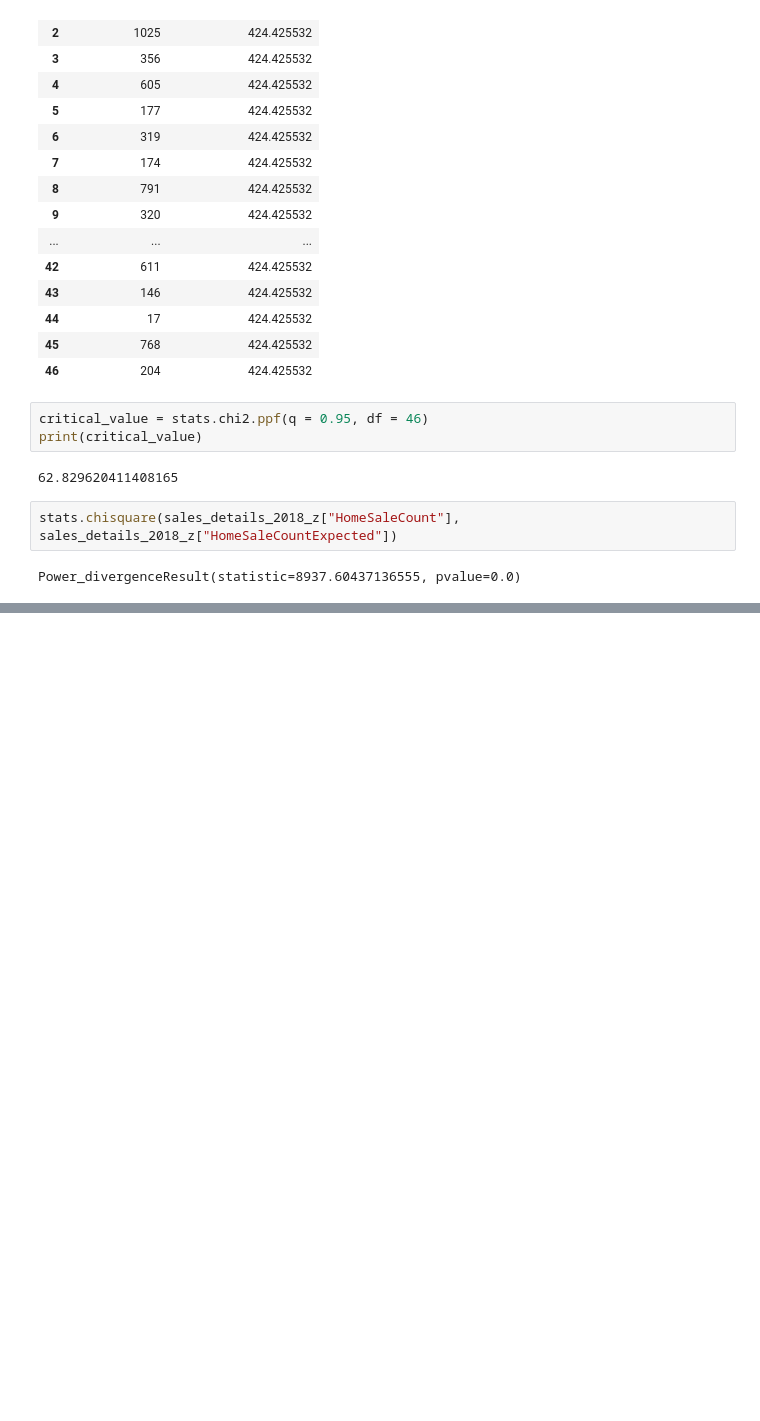
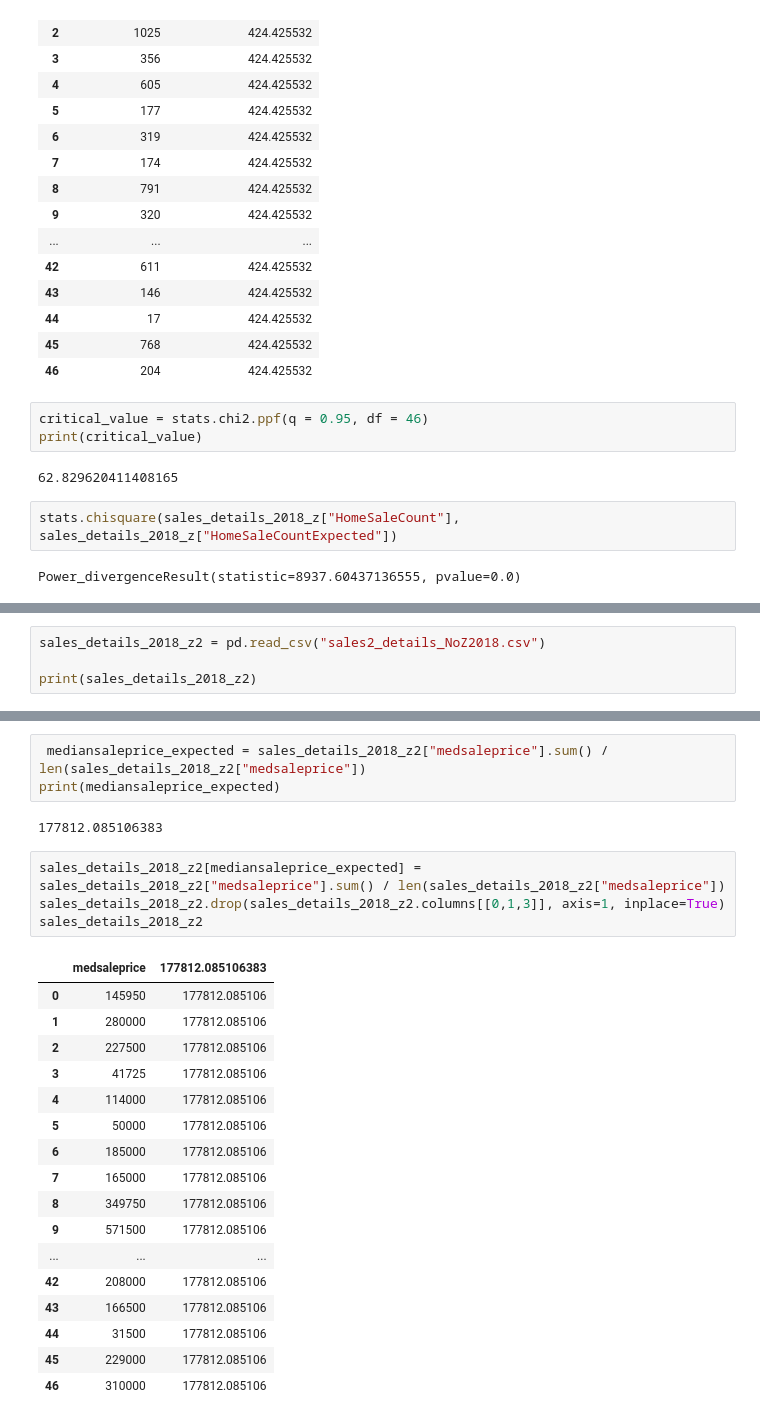
Before and after one commit to turtle3k/team-project, a Jupyter notebook: Data/Statistics.ipynb, the cells around one changed output, grey strips where cells are left out. Drawn from its saved outputs; the diff is of its cells as text; blank space fills up the shorter version.

```diff
--- a/Data/Statistics.ipynb
+++ b/Data/Statistics.ipynb
@@ -92,0 +97,4 @@ Power_divergenceResult(statistic=8937.60437136555, pvalue=0.0)
+# %%
+sales_details_2018_z2 = pd.read_csv("sales2_details_NoZ2018.csv")
+
+print(sales_details_2018_z2)
@@ -92,0 +126,27 @@ Power_divergenceResult(statistic=8937.60437136555, pvalue=0.0)
+# %%
+ mediansaleprice_expected = sales_details_2018_z2["medsaleprice"].sum() / len(sales_details_2018_z2["medsaleprice"])
+print(mediansaleprice_expected)
+# %% [output]
+177812.085106383
+# %%
+sales_details_2018_z2[mediansaleprice_expected] = sales_details_2018_z2["medsaleprice"].sum() / len(sales_details_2018_z2["medsaleprice"])
+sales_details_2018_z2.drop(sales_details_2018_z2.columns[[0,1,3]], axis=1, inplace=True)
+sales_details_2018_z2
+# %% [output]
+|  | medsaleprice | 177812.085106383 |
+| 0 | 145950 | 177812.085106 |
+| 1 | 280000 | 177812.085106 |
+| 2 | 227500 | 177812.085106 |
+| 3 | 41725 | 177812.085106 |
+| 4 | 114000 | 177812.085106 |
+| 5 | 50000 | 177812.085106 |
+| 6 | 185000 | 177812.085106 |
+| 7 | 165000 | 177812.085106 |
+| 8 | 349750 | 177812.085106 |
+| 9 | 571500 | 177812.085106 |
+| ... | ... | ... |
+| 42 | 208000 | 177812.085106 |
+| 43 | 166500 | 177812.085106 |
+| 44 | 31500 | 177812.085106 |
+| 45 | 229000 | 177812.085106 |
+| 46 | 310000 | 177812.085106 |
```
Also changed, not shown: parts of 7 cells of this notebook.
